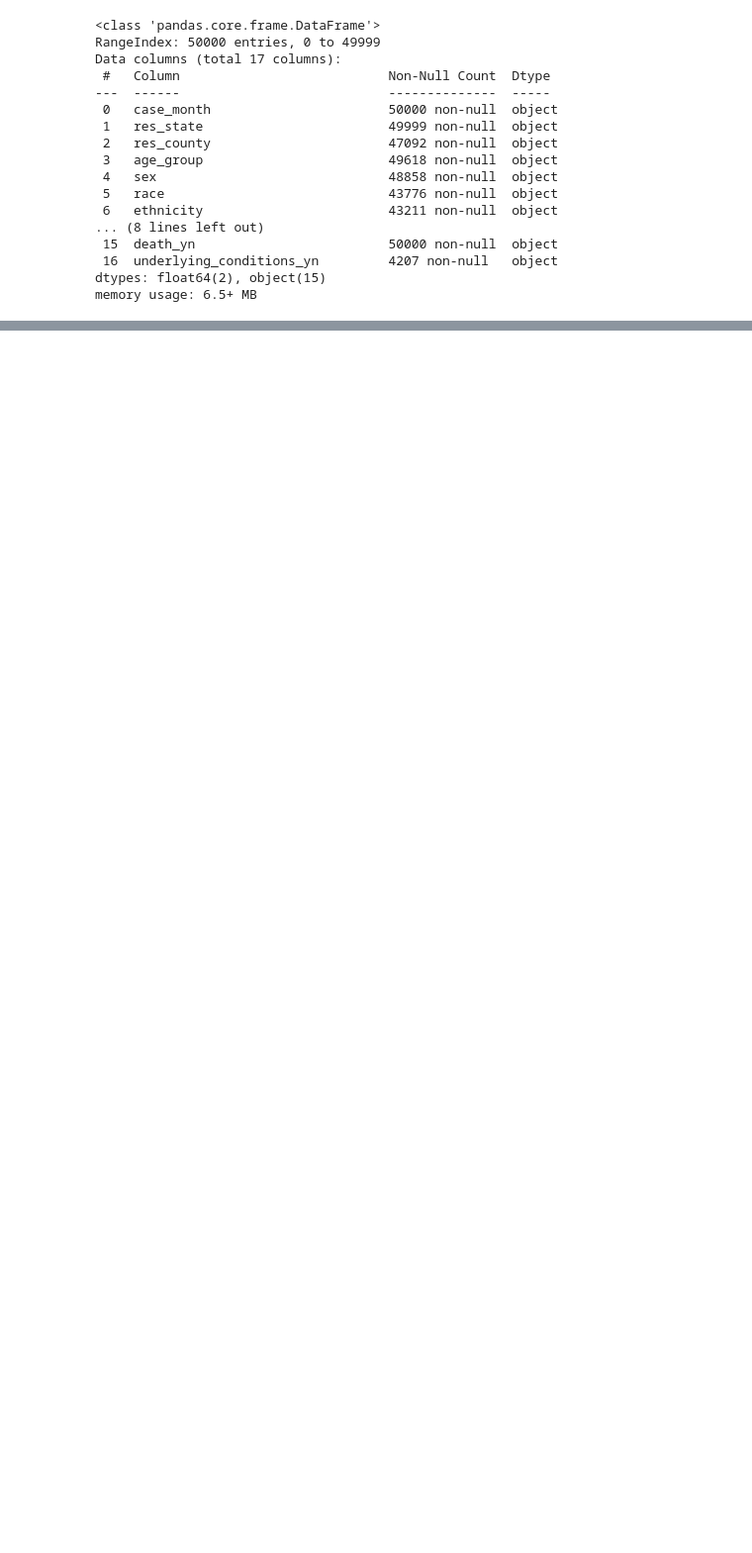
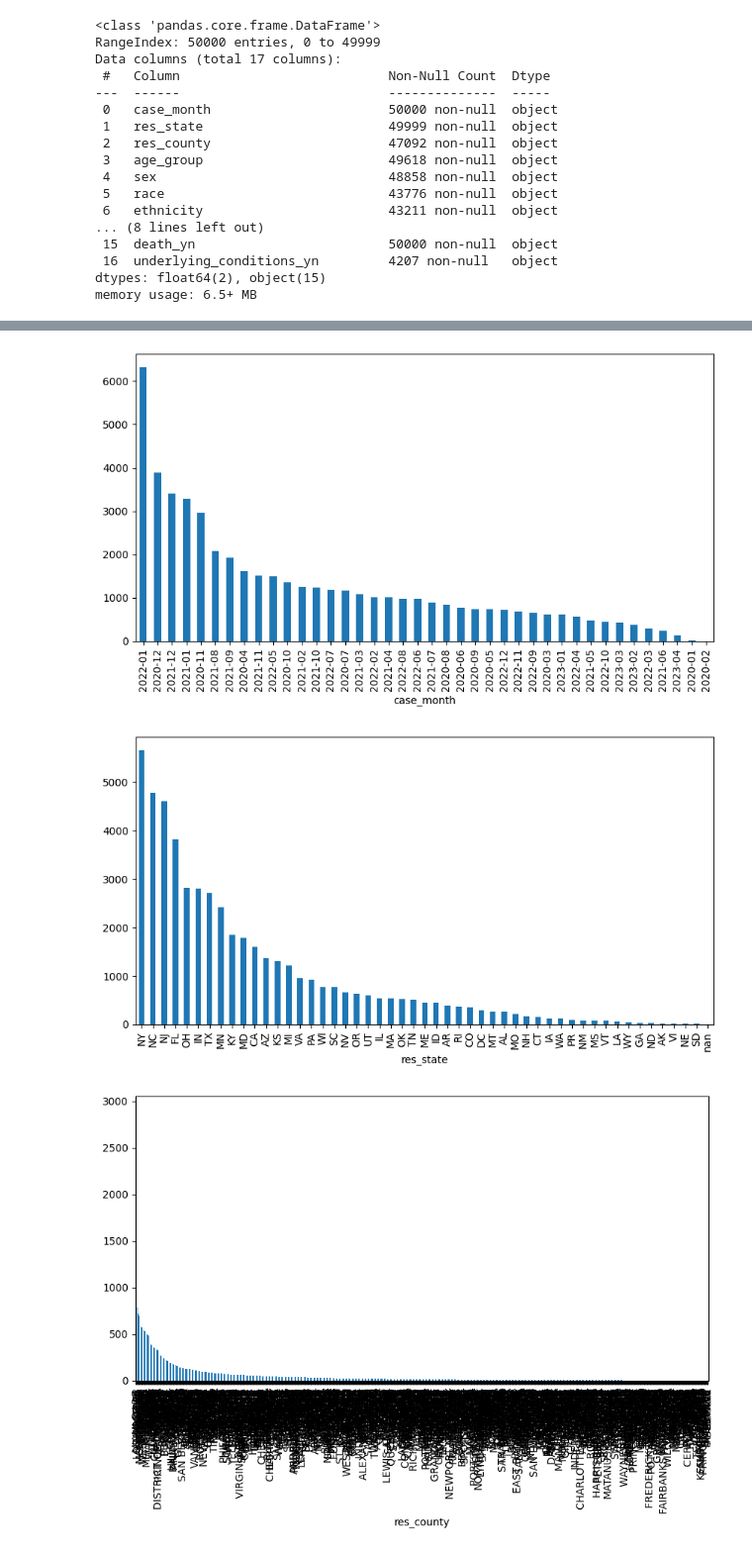
Before and after one commit to Southwick-Adam/CovidDataAnalysis, a Jupyter notebook: 2023-Homework1-Notebook.ipynb, the cells around one changed output, grey strips where cells are left out. Shown: that part at 99% size. Cells and saved outputs as stored; diff of their text form; code cells hidden in the pictures; blank space fills up the shorter version.

```diff
--- a/2023-Homework1-Notebook.ipynb
+++ b/2023-Homework1-Notebook.ipynb
@@ -218,0 +232,8 @@ ValueError: Cannot describe a DataFrame without columns
+# %%
+for col in category_columns:
+    df[col].value_counts(dropna = False).plot(kind='bar', figsize=(10,5))
+    plt.show()
+# %% [output]
+[figure, added]
+[figure, added]
+[figure, added]
```
Also changed, not shown: parts of 11 cells of this notebook.
